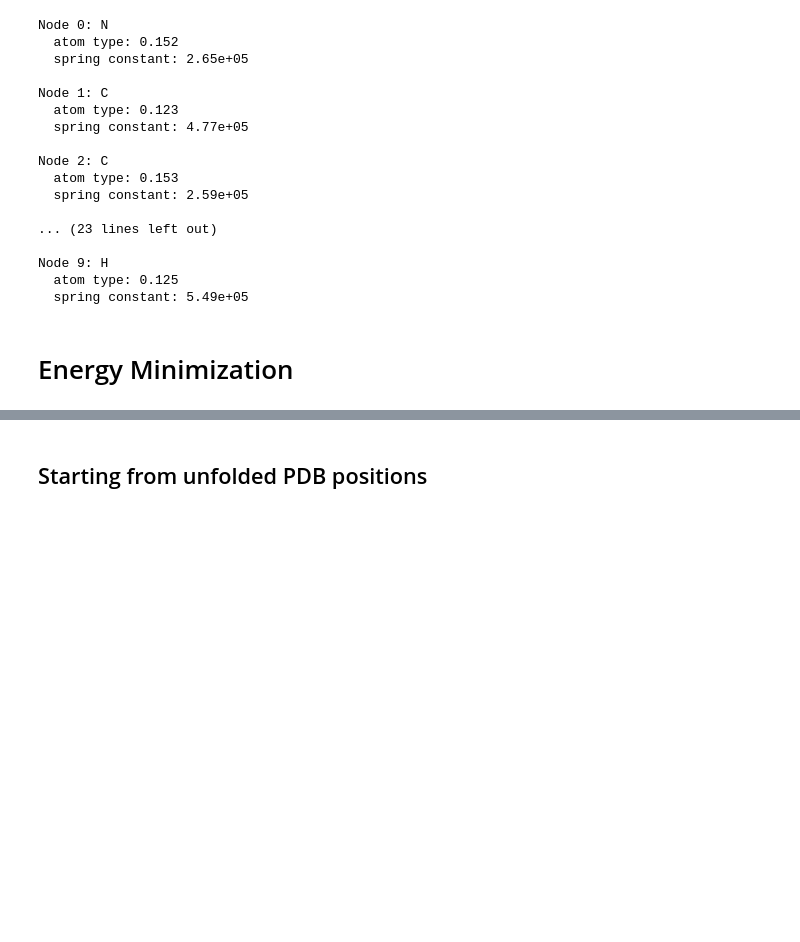
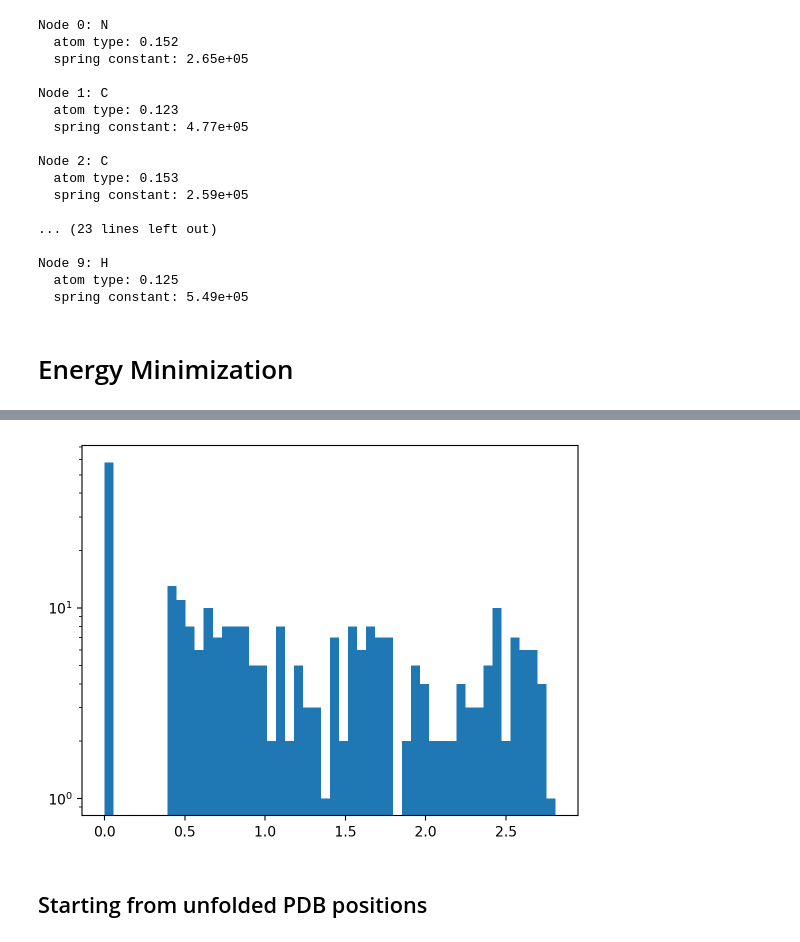
Before and after one commit to nimadehmamy/coarse_graining_reparam, a Jupyter notebook: experiments/Protein-fold2.ipynb, the cells around one changed output, grey strips where cells are left out. Saved outputs shown, nothing was run; the diff lists cells and outputs as text; code cells hidden in the pictures; blank space fills up the shorter version.

```diff
--- a/experiments/Protein-fold2.ipynb
+++ b/experiments/Protein-fold2.ipynb
@@ -446,3 +461,10 @@ f"{pdb_energy:.4g}, {pdb_unfolded_energy:.4g}"
+# %%
+# spectrum of adjaceny matrix
+p,v = torch.linalg.eigh(prot.adjacency_matrix)
+
+h = plt.hist(np.abs(V(p)), bins=50, log = True)
+# %% [output]
+[figure, added]
 # %% [markdown]
 ## Starting from unfolded PDB positions
 # %%
```
Also changed, not shown: parts of 19 cells of this notebook, 12 other files.
